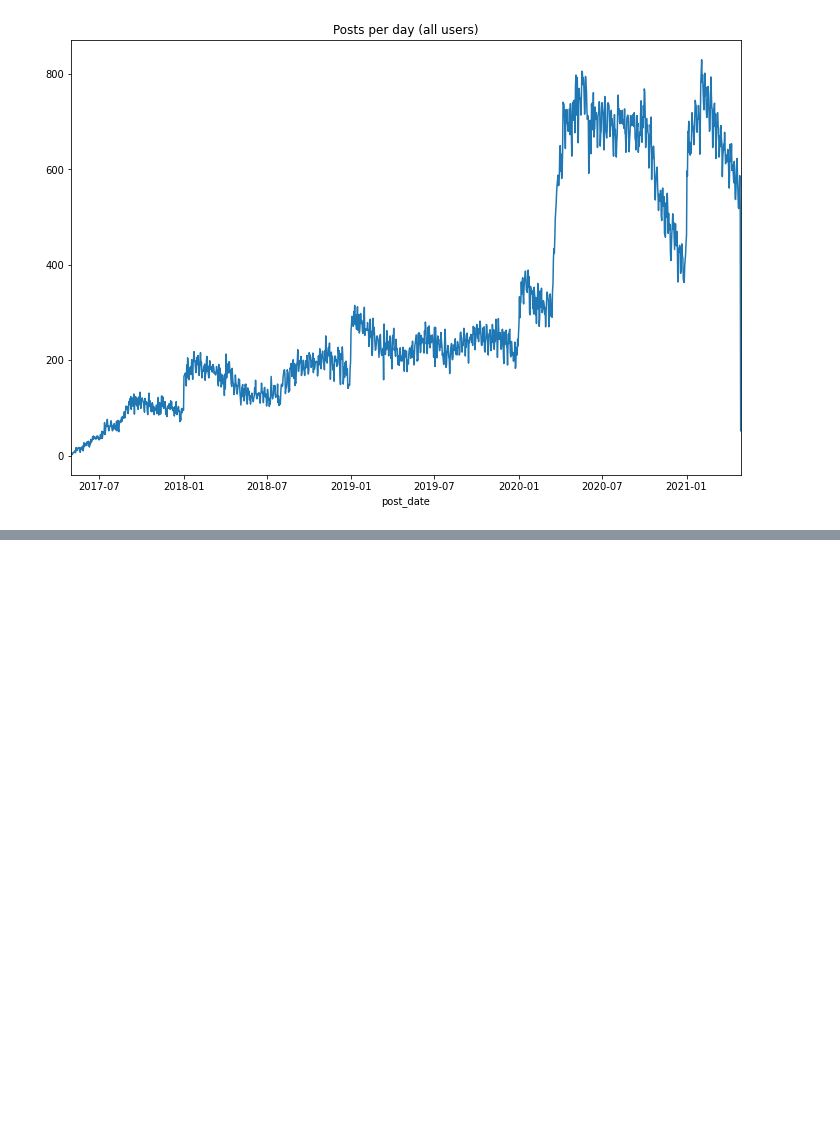
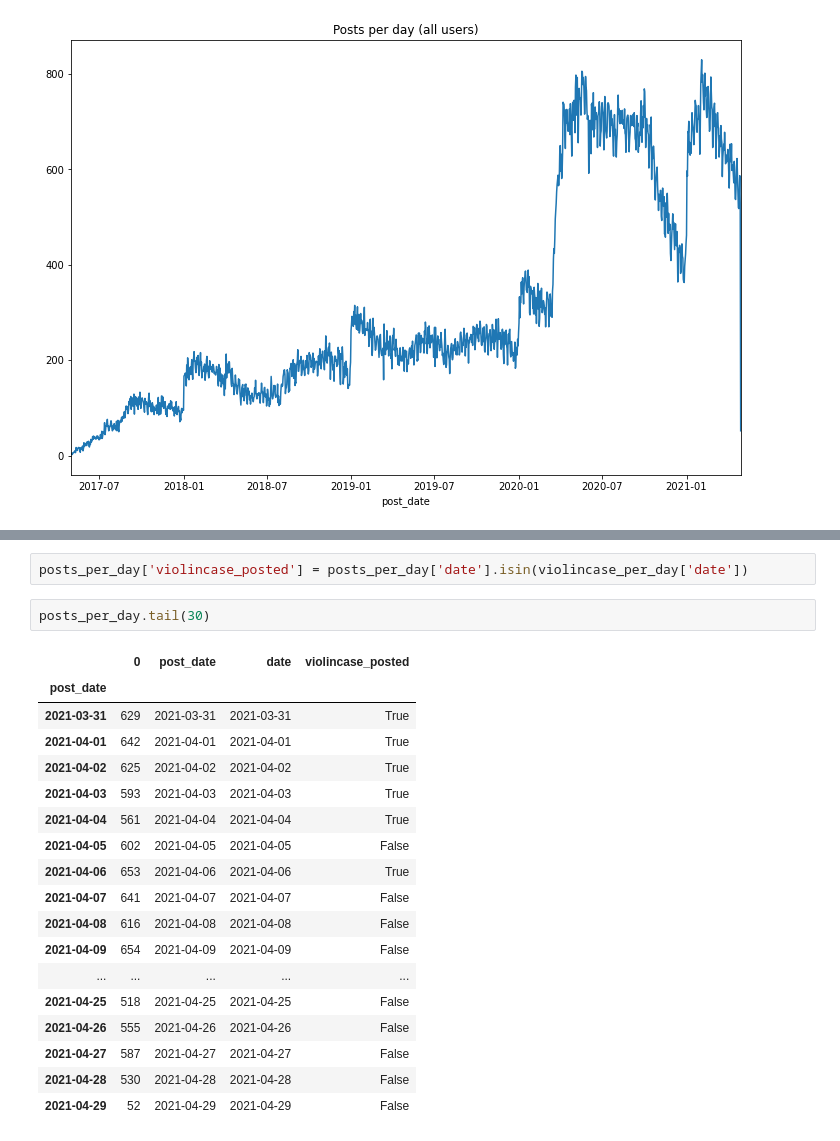
Before and after one commit to bits4waves/100daysofpractice-dataset, a Jupyter notebook: hexbin.ipynb, the cells around one changed output, grey strips where cells are left out. Cells and saved outputs as stored; diff of their text form; blank space fills up the shorter version.

```diff
--- a/hexbin.ipynb
+++ b/hexbin.ipynb
@@ -98,0 +252,23 @@ posts = pd.read_csv('data/posts/posts.csv')
+# %%
+posts_per_day['violincase_posted'] = posts_per_day['date'].isin(violincase_per_day['date'])
+# %%
+posts_per_day.tail(30)
+# %% [output]
+|  | 0 | post_date | date | violincase_posted |
+| post_date |  |  |  |  |
+| 2021-03-31 | 629 | 2021-03-31 | 2021-03-31 | True |
+| 2021-04-01 | 642 | 2021-04-01 | 2021-04-01 | True |
+| 2021-04-02 | 625 | 2021-04-02 | 2021-04-02 | True |
+| 2021-04-03 | 593 | 2021-04-03 | 2021-04-03 | True |
+| 2021-04-04 | 561 | 2021-04-04 | 2021-04-04 | True |
+| 2021-04-05 | 602 | 2021-04-05 | 2021-04-05 | False |
+| 2021-04-06 | 653 | 2021-04-06 | 2021-04-06 | True |
+| 2021-04-07 | 641 | 2021-04-07 | 2021-04-07 | False |
+| 2021-04-08 | 616 | 2021-04-08 | 2021-04-08 | False |
+| 2021-04-09 | 654 | 2021-04-09 | 2021-04-09 | False |
+| ... | ... | ... | ... | ... |
+| 2021-04-25 | 518 | 2021-04-25 | 2021-04-25 | False |
+| 2021-04-26 | 555 | 2021-04-26 | 2021-04-26 | False |
+| 2021-04-27 | 587 | 2021-04-27 | 2021-04-27 | False |
+| 2021-04-28 | 530 | 2021-04-28 | 2021-04-28 | False |
+| 2021-04-29 | 52 | 2021-04-29 | 2021-04-29 | False |
```
Also changed, not shown: parts of 28 cells of this notebook.
